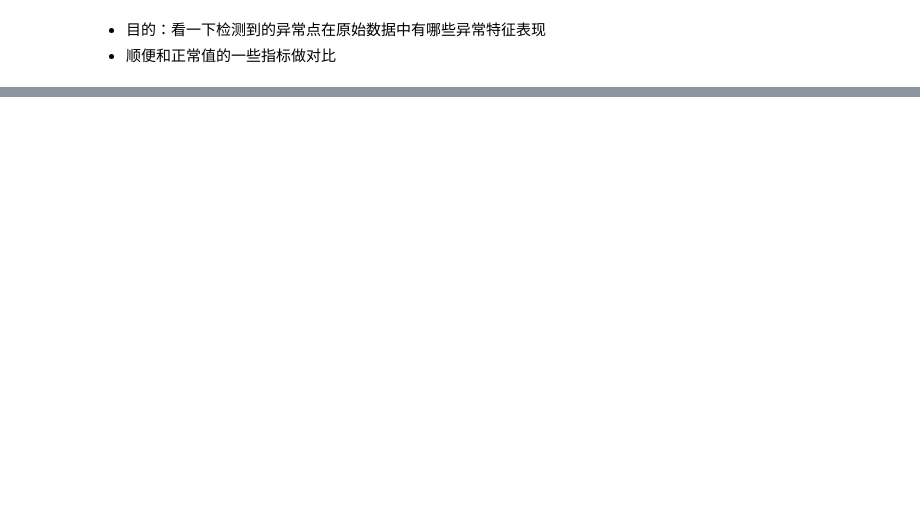
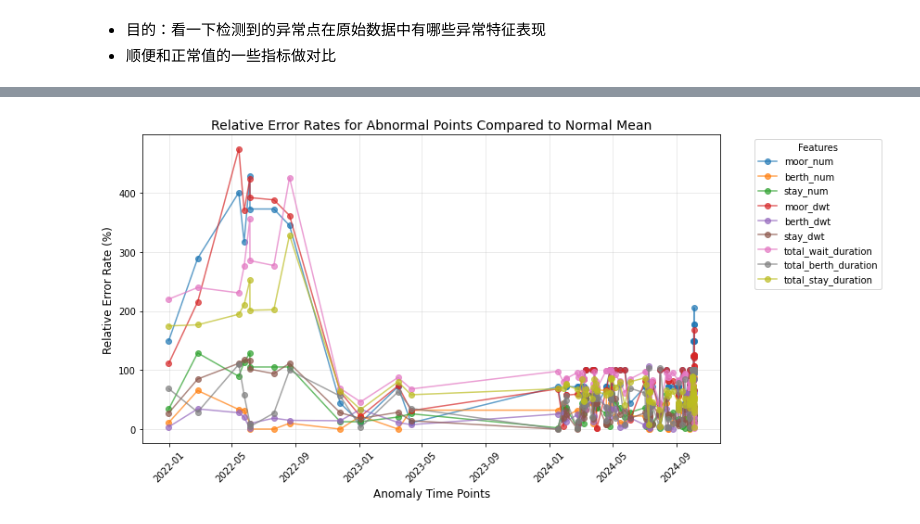
Before and after one commit to Helotte/DeepAnT, a Jupyter notebook: result_insight.ipynb, the cells around one changed output, grey strips where cells are left out. Saved outputs shown, nothing was run; the diff lists cells and outputs as text; code cells hidden in the pictures; blank space fills up the shorter version.

```diff
--- a/result_insight.ipynb
+++ b/result_insight.ipynb
@@ -62,0 +113,30 @@ plt.show()
+# %%
+data_path = "data/NewYork_port/NewYork_port_data_2020_2024.csv"
+anomalies_path = "experiment/new_york_port/full_dataset_anomaly_timestamps.json"
+
+data = pd.read_csv(data_path, parse_dates=["summary_time"], index_col="summary_time")
+with open(anomalies_path, "r") as f:
+    anomalies = json.load(f)["anomaly_timestamps"]
+anomalies = pd.to_datetime(anomalies)
+
+normal_data = data.drop(anomalies, errors="ignore")
+anomaly_data = data.loc[anomalies]
+
+normal_means = normal_data.mean()
+
+relative_errors = ((anomaly_data - normal_means).abs() / normal_means) * 100
+
+plt.figure(figsize=(12, 6))
+for feature in relative_errors.columns:
+    plt.plot(anomaly_data.index, relative_errors[feature], marker="o", label=feature, alpha=0.7)
+
+plt.title("Relative Error Rates for Abnormal Points Compared to Normal Mean", fontsize=14)
+plt.xlabel("Anomaly Time Points", fontsize=12)
+plt.ylabel("Relative Error Rate (%)", fontsize=12)
+plt.legend(bbox_to_anchor=(1.05, 1), loc="upper left", title="Features")
+plt.xticks(rotation=45, fontsize=10)
+plt.grid(alpha=0.3)
+plt.tight_layout()
+plt.show()
+# %% [output]
+[figure, added]
```
Also changed, not shown: parts of 3 cells of this notebook, 25 other files.
